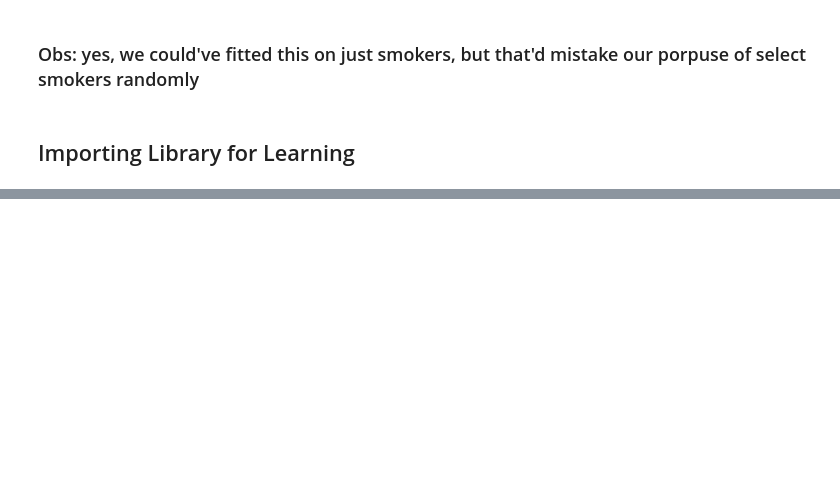
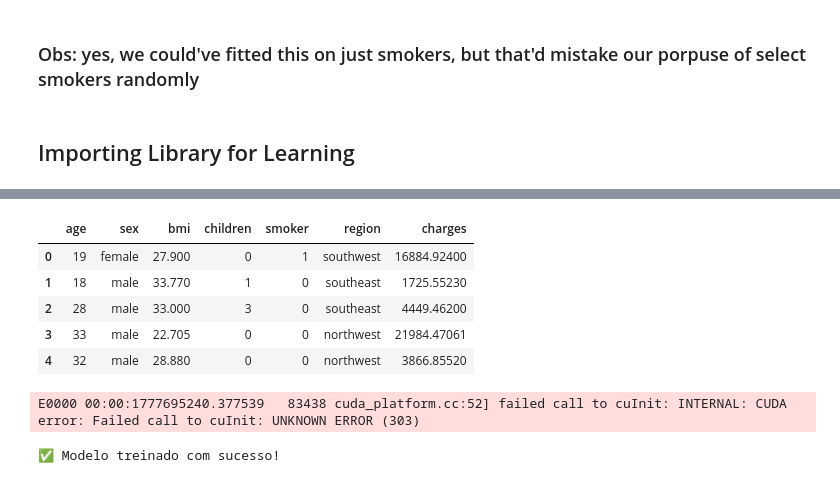
Before and after one commit to DaviFPassos/Helthy-Report, a Jupyter notebook: p1.ipynb, the cells around one changed output, grey strips where cells are left out. Saved outputs shown, nothing was run; the diff lists cells and outputs as text; code cells hidden in the pictures; blank space fills up the shorter version.

Commit message:
corrigindo predict charges

```diff
--- a/p1.ipynb
+++ b/p1.ipynb
@@ -1179,0 +1202,60 @@ Final Accuracy Gap: 0.19%
+# %%
+df['smoker'] = df['smoker'].map({'yes': 1, 'no': 0})
+df.head()
+# %% [output]
+|  | age | sex | bmi | children | smoker | region | charges |
+| 0 | 19 | female | 27.900 | 0 | 1 | southwest | 16884.92400 |
+| 1 | 18 | male | 33.770 | 1 | 0 | southeast | 1725.55230 |
+| 2 | 28 | male | 33.000 | 3 | 0 | southeast | 4449.46200 |
+| 3 | 33 | male | 22.705 | 0 | 0 | northwest | 21984.47061 |
+| 4 | 32 | male | 28.880 | 0 | 0 | northwest | 3866.85520 |
+# %%
+from sklearn.preprocessing import StandardScaler
+import pandas as pd
+import random
+
+# 1. Preparando os Dados
+X = df[['bmi', 'smoker']].values
+y = df['charges'].values
+
+# 2. Splitting - Guardar cópias dos dados originais antes de escalar
+X_train, X_test, y_train, y_test = train_test_split(
+    X, y, test_size=0.2, random_state=43
+)
+
+# Guardar dados originais (não escalados) para referência
+X_train_original = X_train.copy()
+X_test_original = X_test.copy()
+
+# 3. Escalonamento (Essencial para Redes Neurais)
+scaler = StandardScaler()
+X_train_scaled = scaler.fit_transform(X_train)
+X_test_scaled = scaler.transform(X_test)
+
+# 4. Arquitetura para REGRESSÃO (Prever Números)
+model_regression = Sequential([
+    layers.Input(shape=(2,)),
+    layers.Dense(64, activation='relu'),  # Neurônios para captar a complexidade do custo
+    layers.Dense(32, activation='relu'),
+    layers.Dense(1)  # SEM ATIVAÇÃO para retornar qualquer valor numérico
+])
+
+model_regression.compile(
+    optimizer='adam',
+    loss='mse',      # Mean Squared Error: ideal para regressão
+    metrics=['mae']   # Mean Absolute Error: erro médio em dólares
+)
+
+# 5. Treino
+history = model_regression.fit(
+    X_train_scaled, y_train,
+    epochs=70,
+    batch_size=32,
+    validation_data=(X_test_scaled, y_test),
+    verbose=0
+)
+
+print("✅ Modelo treinado com sucesso!")
+# %% [output]
+E0000 00:00:1777695240.377539   83438 cuda_platform.cc:52] failed call to cuInit: INTERNAL: CUDA error: Failed call to cuInit: UNKNOWN ERROR (303)
+✅ Modelo treinado com sucesso!
```
Also changed, not shown: parts of 24 cells of this notebook.
